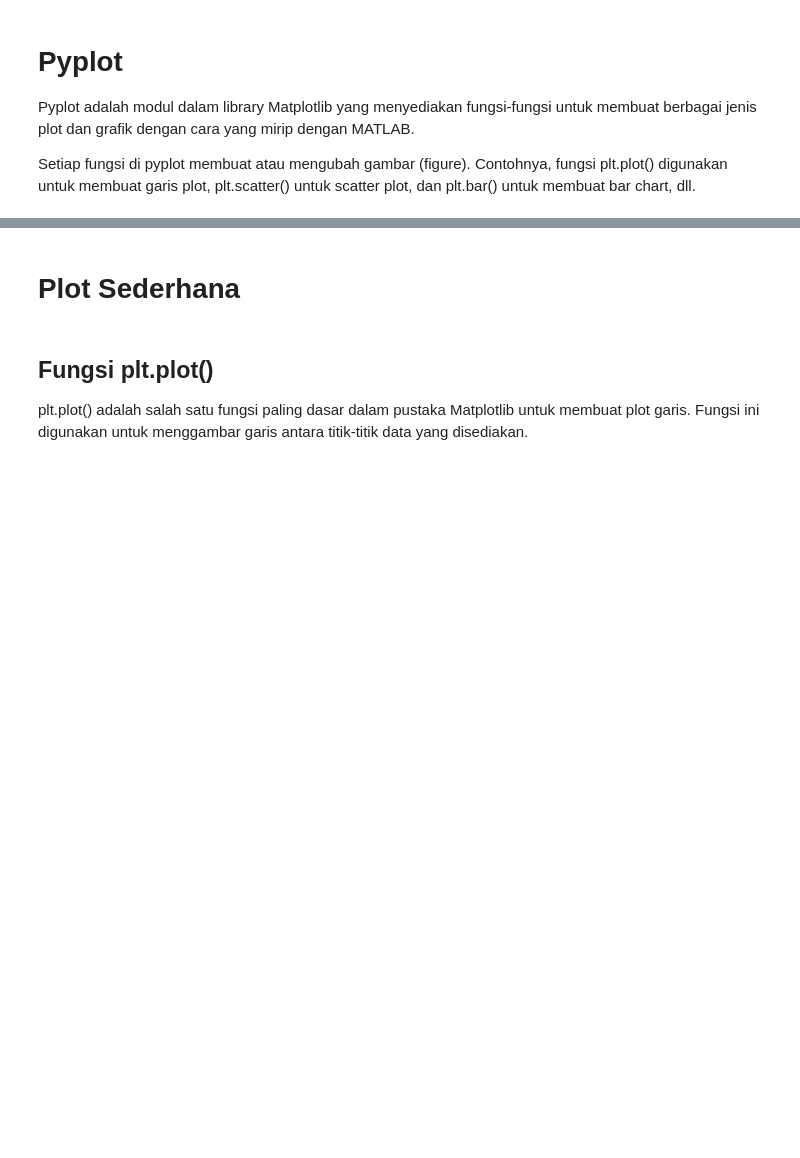
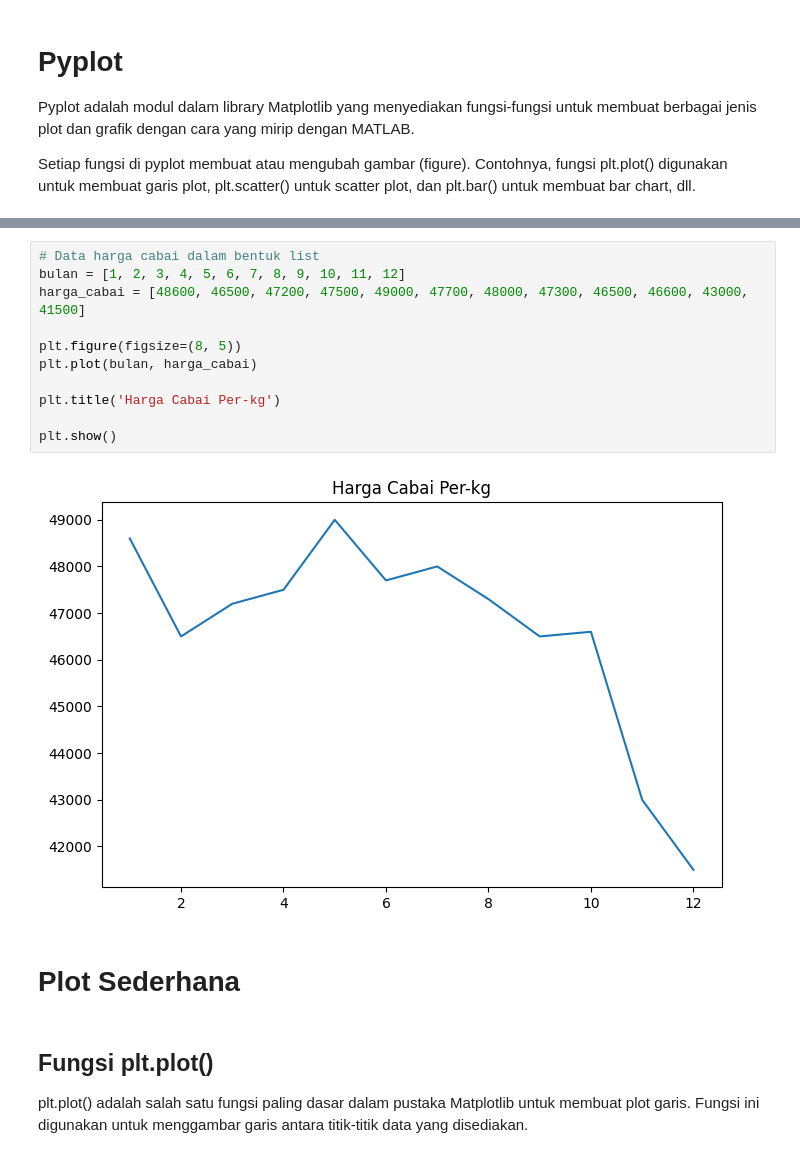
Before and after one commit to IdhamAbidinKaisilay/BelajarDataAnalyst, a Jupyter notebook: Pyplot_dan_Dasar_Plot.ipynb, the cells around one changed output, grey strips where cells are left out. Saved outputs shown, nothing was run; the diff lists cells and outputs as text; blank space fills up the shorter version.

```diff
--- a/Pyplot_dan_Dasar_Plot.ipynb
+++ b/Pyplot_dan_Dasar_Plot.ipynb
@@ -8,3 +15,16 @@ Setiap fungsi di pyplot membuat atau mengubah gambar (figure). Contohnya, fungsi
+# %%
+# Data harga cabai dalam bentuk list
+bulan = [1, 2, 3, 4, 5, 6, 7, 8, 9, 10, 11, 12]
+harga_cabai = [48600, 46500, 47200, 47500, 49000, 47700, 48000, 47300, 46500, 46600, 43000, 41500]
+
+plt.figure(figsize=(8, 5))
+plt.plot(bulan, harga_cabai)
+
+plt.title('Harga Cabai Per-kg')
+
+plt.show()
+# %% [output]
+[figure, added]
 # %% [markdown]
 # Plot Sederhana
 # %% [markdown]
```
Also changed, not shown: parts of 2 cells of this notebook.
